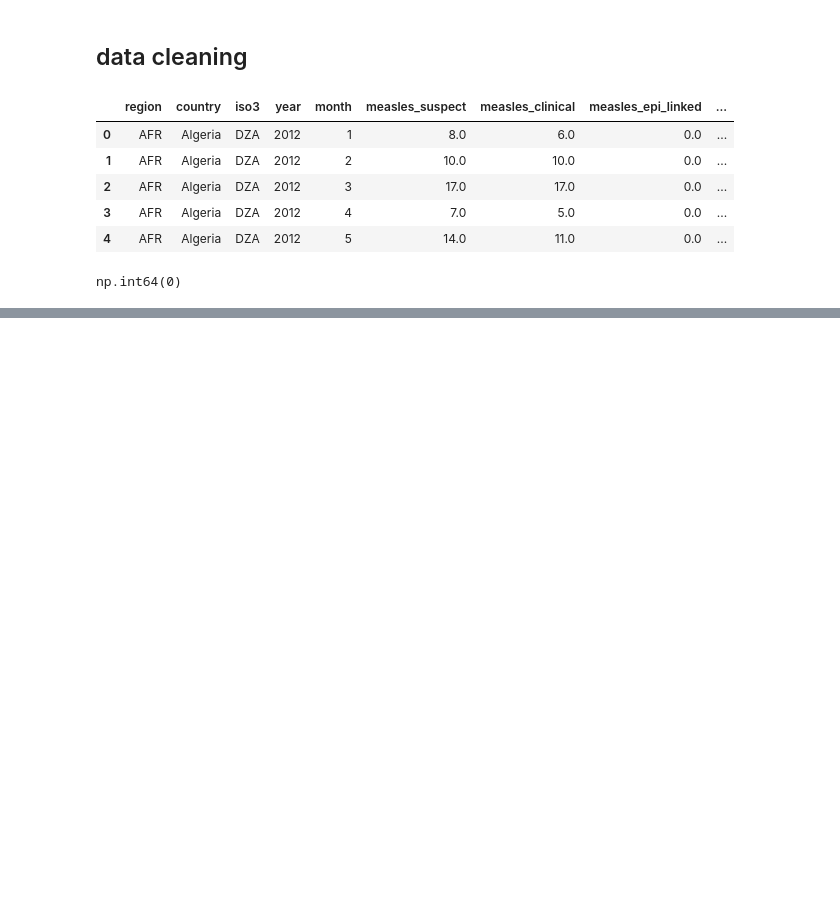
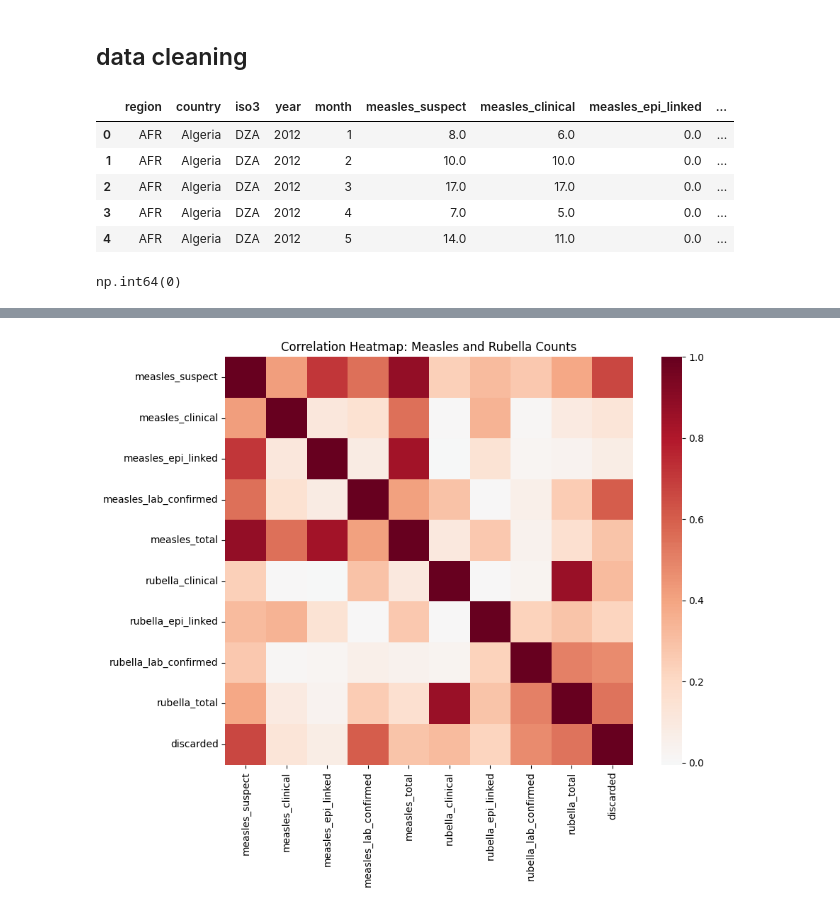
Before and after one commit to onchonga-programmer/measles-around-the-world, a Jupyter notebook: notebooks/monthly_measles.ipynb, the cells around one changed output, grey strips where cells are left out. Drawn from its saved outputs; the diff is of its cells as text; code cells hidden in the pictures; blank space fills up the shorter version.

```diff
--- a/notebooks/monthly_measles.ipynb
+++ b/notebooks/monthly_measles.ipynb
@@ -170,0 +220,10 @@ print(f"Saved cleaned data to: {output_path}")
+# %%
+# Descriptive statistics for surveillance counts
+count_cols_eda = [
+    "measles_suspect", "measles_clinical", "measles_epi_linked",
+    "measles_lab_confirmed", "measles_total",
+    "rubella_clinical", "rubella_epi_linked",
+    "rubella_lab_confirmed", "rubella_total", "discarded",
+]
+
+eda_df[count_cols_eda].describe(percentiles=[0.25, 0.5, 0.75, 0.9, 0.99]).T
@@ -170,0 +289,11 @@ print(f"Saved cleaned data to: {output_path}")
+# %%
+# Correlation between surveillance count variables
+corr_matrix = eda_df[count_cols_eda].corr(numeric_only=True)
+
+plt.figure(figsize=(10, 8))
+sns.heatmap(corr_matrix, cmap="RdBu_r", center=0, annot=False, square=True)
+plt.title("Correlation Heatmap: Measles and Rubella Counts")
+plt.tight_layout()
+plt.show()
+# %% [output]
+[figure, added]
```
Also changed, not shown: parts of 11 cells of this notebook.
